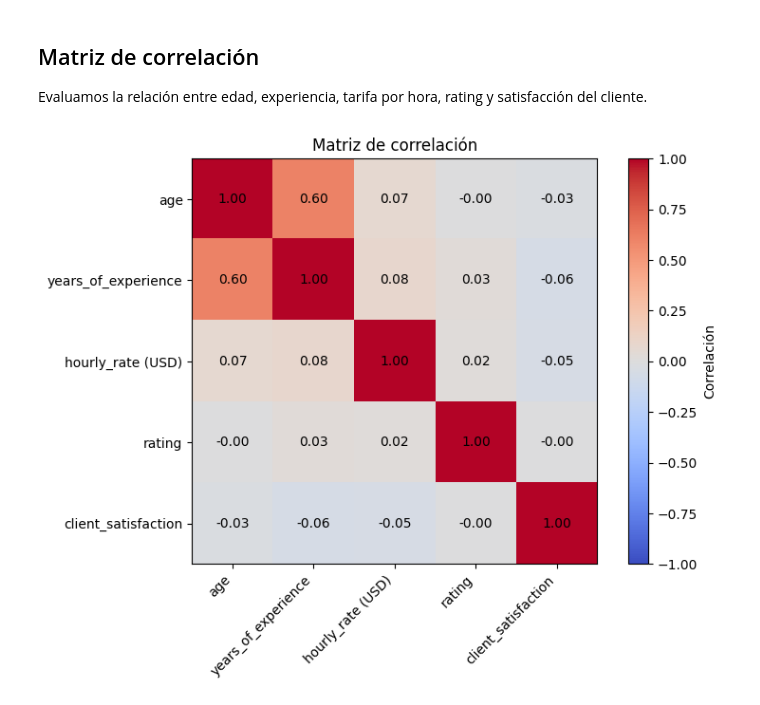
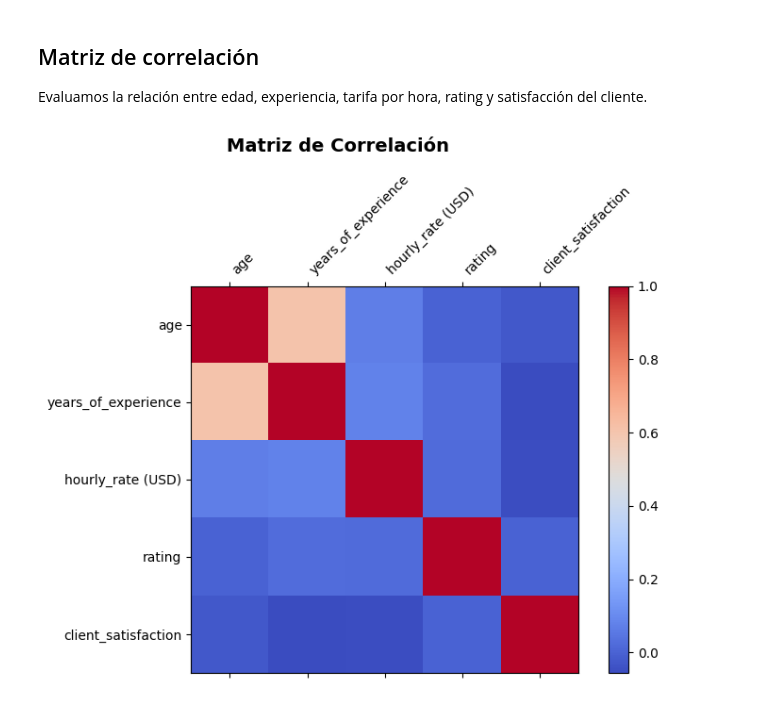
Before and after one commit to svargasn-bot/Tarea-2-Python, a Jupyter notebook: notebooks/01_eda.ipynb, the cells around one changed output. Saved outputs shown, nothing was run; the diff lists cells and outputs as text; code cells hidden in the pictures.

```diff
--- a/notebooks/01_eda.ipynb
+++ b/notebooks/01_eda.ipynb
@@ -117,20 +105,6 @@ plots.graficar_torta_idioma(df, columna='language', titulo='Distribución de idi
 ## Matriz de correlación
 Evaluamos la relación entre edad, experiencia, tarifa por hora, rating y satisfacción del cliente.
 # %%
-import matplotlib.pyplot as plt
-
-numeric_df = df.select_dtypes(include='number')
-corr = numeric_df.corr()
-
-plt.figure(figsize=(8, 6))
-plt.imshow(corr, cmap='coolwarm', vmin=-1, vmax=1)
-plt.colorbar(label='Correlación')
-plt.xticks(range(len(corr)), corr.columns, rotation=45, ha='right')
-plt.yticks(range(len(corr)), corr.columns)
-for i in range(len(corr)):
-    for j in range(len(corr)):
-        plt.text(j, i, f"{corr.iat[i, j]:.2f}", ha='center', va='center', color='black')
-plt.title('Matriz de correlación')
-plt.tight_layout()
+plots.graficar_matriz_correlacion(df)
 # %% [output]
-[figure, old version]
+[figure, new version]
```
Also changed, not shown: parts of 7 cells of this notebook, 5 other files.
